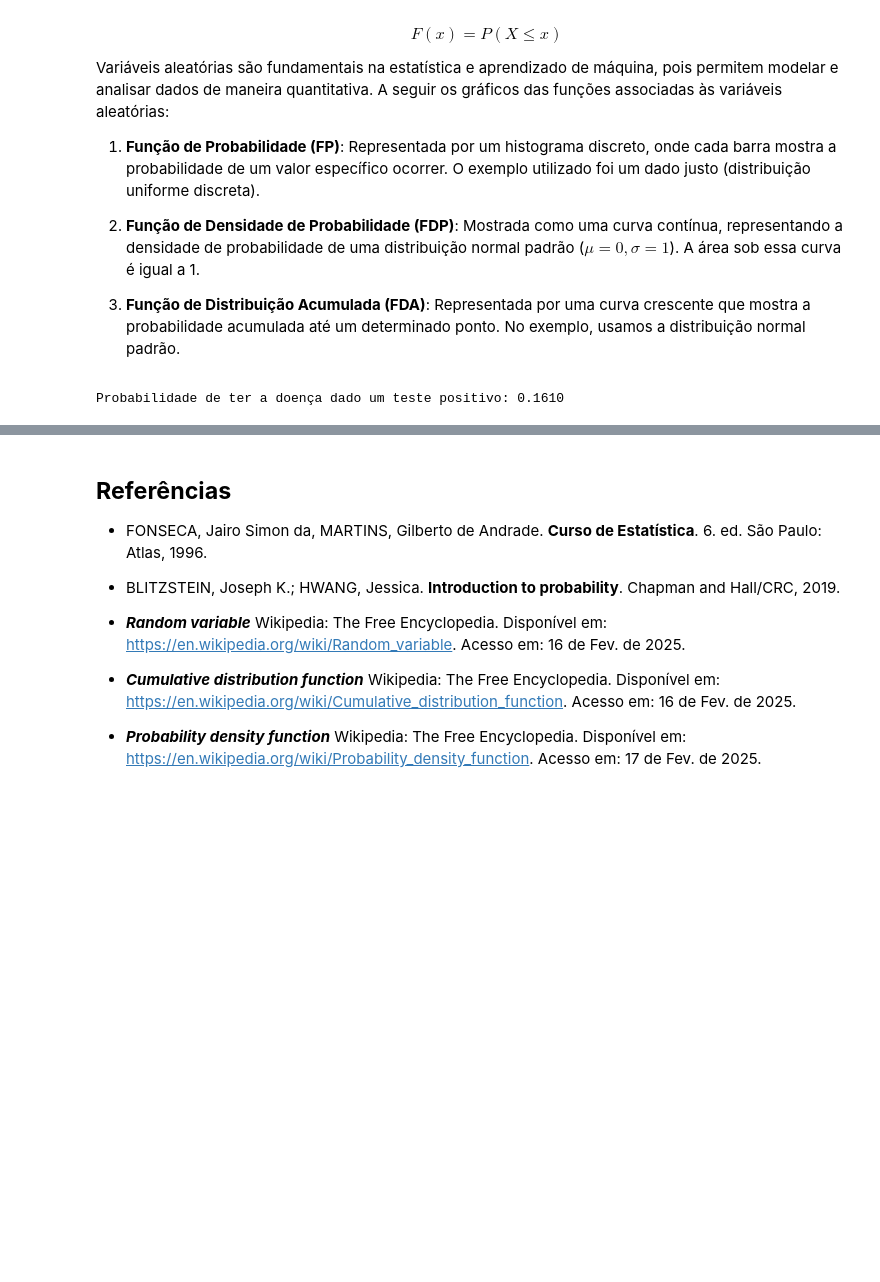
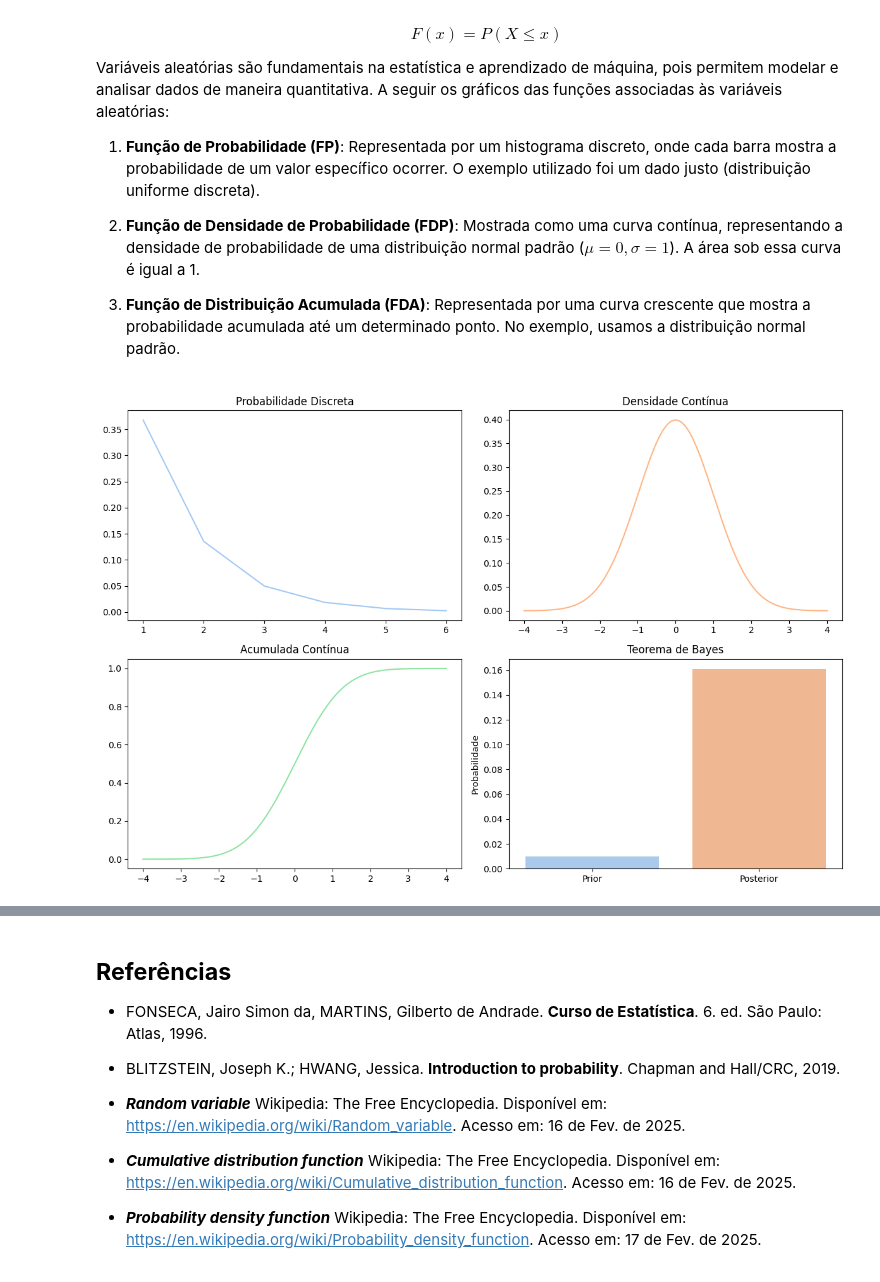
Before and after one commit to SampMark/Computational-Thinking, a Jupyter notebook: Probability_Calculation_part1.ipynb, the cells around one changed output, grey strips where cells are left out. Drawn from its saved outputs; the diff is of its cells as text; code cells hidden in the pictures; blank space fills up the shorter version.

Commit message:
Explore conceitos fundamentais de probabilidade e sistemas probabilísticos, com foco em simulações práticas.

```diff
--- a/Probability_Calculation_part1.ipynb
+++ b/Probability_Calculation_part1.ipynb
@@ -650,40 +651,59 @@ Variáveis aleatórias são fundamentais na estatística e aprendizado de máqui
 3. **Função de Distribuição Acumulada (FDA)**: Representada por uma curva crescente que mostra a probabilidade acumulada até um determinado ponto. No exemplo, usamos a distribuição normal padrão.
 # %%
 # Configurações gerais
-# x_discrete = np.arange(1, 7)  # Exemplo: variável aleatória discreta (dado)
+x_discrete = np.arange(1, 7)  # Exemplo: variável aleatória discreta (dado)
 x_continuous = np.linspace(-4, 4, 1000)  # Exemplo: variável aleatória contínua (distribuição normal)
 
 # Funções de Probabilidade e Densidade
 # Discreta
 def prob_discrete(x):
     return stats.expon.pdf(x, loc=0, scale=1)  # Exponencial com média 1
     # return np.full_like(x, 1/6)  # Distribuição uniforme
 
 # Contínua (exemplo: normal)
 def dens_continuous(x):
     return stats.norm.pdf(x, loc=0, scale=1)  # Normal padrão
 
 # Função de Distribuição Acumulada (exemplo: normal)
 def acumulada_continuous(x):
     return stats.norm.cdf(x, loc=0, scale=1)  # Normal padrão acumulada
 
 # Teorema de Bayes (implementação genérica)
 def bayes(prior, likelihood, marginal):
     return (likelihood * prior) / marginal
 
-# Ilustrando o Teorema de Bayes com um exemplo médico
+# Criando o grid de plots 2x2
+fig, axes = plt.subplots(2, 2, figsize=(12, 8))
 
-# Dados
-prob_doenca = 0.01  # Probabilidade a priori de ter a doença
-prob_positivo_dado_doenca = 0.95  # Sensibilidade do teste
-prob_positivo_dado_saudavel = 0.05  # Taxa de falso positivo
+# Plot 1: prob_discrete
+sns.lineplot(x=x_discrete, y=prob_discrete(x_discrete), ax=axes[0, 0], color=paleta_cores[0])
+axes[0, 0].set_title("Probabilidade Discreta")
 
-# Calculando a probabilidade marginal de um teste positivo
-prob_positivo = (prob_doenca * prob_positivo_dado_doenca) + ((1 - prob_doenca) * prob_positivo_dado_saudavel)
+# Plot 2: dens_continuous
+sns.lineplot(x=x_continuous, y=dens_continuous(x_continuous), ax=axes[0, 1], color=paleta_cores[1])
+axes[0, 1].set_title("Densidade Contínua")
 
-# Calculando a probabilidade a posteriori de ter a doença dado um teste positivo
-prob_doenca_dado_positivo = bayes(prob_doenca, prob_positivo_dado_doenca, prob_positivo)
+# Plot 3: acumulada_continuous
+sns.lineplot(x=x_continuous, y=acumulada_continuous(x_continuous), ax=axes[1, 0], color=paleta_cores[2])
+axes[1, 0].set_title("Acumulada Contínua")
 
-print(f"Probabilidade de ter a doença dado um teste positivo: {prob_doenca_dado_positivo:.4f}")
+# Plot 4: Bayes (Exemplo com valores fixos)
+prior = 0.01
+likelihood = 0.95
+marginal = 0.059
+posterior = bayes(prior, likelihood, marginal)
+
+# Criando um gráfico de barras para o teorema de bayes
+x_bayes = ['Prior', 'Posterior']
+y_bayes = [prior, posterior]
+
+# Atribuindo 'x' ao argumento 'hue' e definindo legend=False
+sns.barplot(x=x_bayes, y=y_bayes, ax=axes[1,1], hue=x_bayes, palette=paleta_cores[:2], legend=False) #Usando apenas as duas primeiras cores da paleta
+
+axes[1, 1].set_title("Teorema de Bayes")
+axes[1, 1].set_ylabel("Probabilidade")
+
+plt.tight_layout()
+plt.show()
 # %% [output]
-Probabilidade de ter a doença dado um teste positivo: 0.1610
+[figure, added]
```
Also changed, not shown: parts of 6 cells of this notebook.
